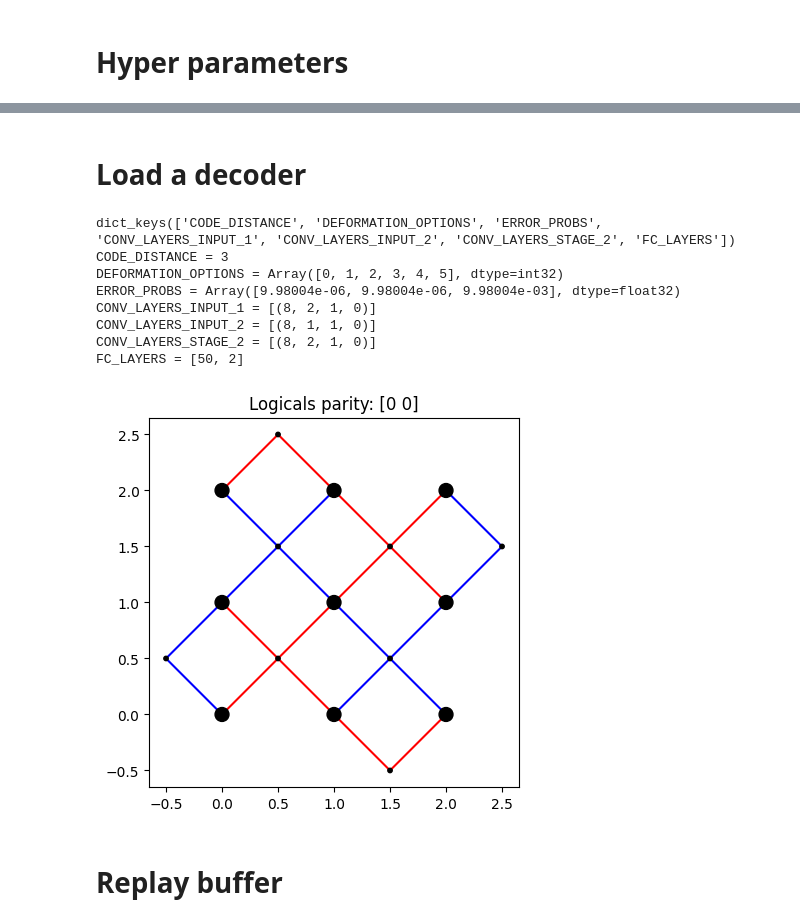
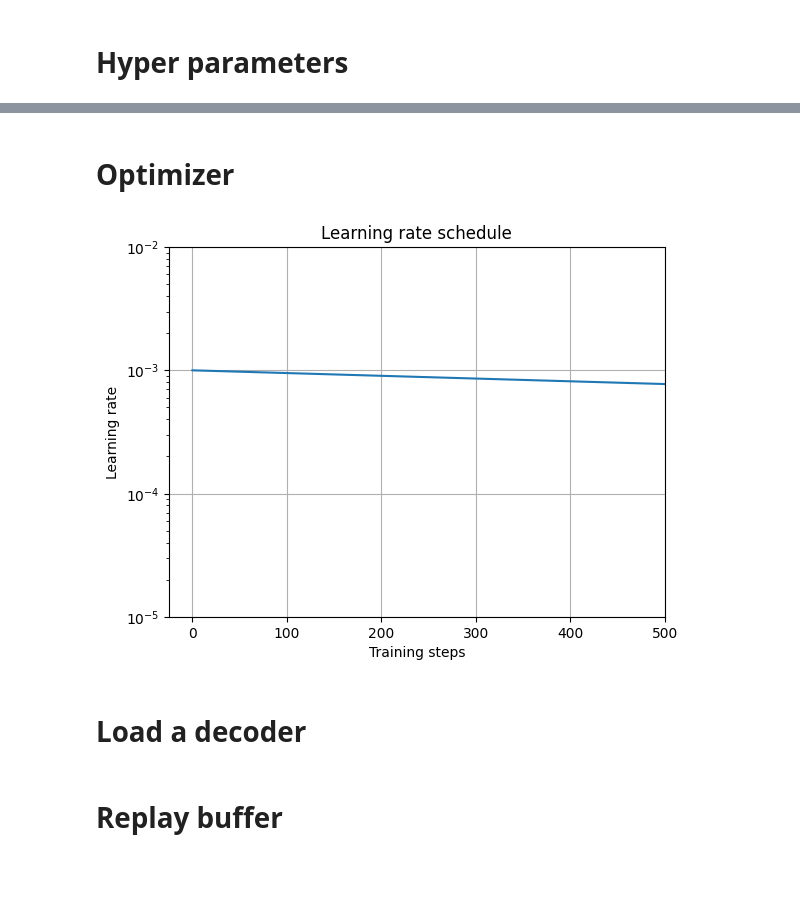
Before and after one commit to JuliusRye/QEC, a Jupyter notebook: Modules/reinforcement_learning_deformation_search.ipynb, the cells around one changed output, grey strips where cells are left out. Cells and saved outputs as stored; diff of their text form; code cells hidden in the pictures; blank space fills up the shorter version.

```diff
--- a/Modules/reinforcement_learning_deformation_search.ipynb
+++ b/Modules/reinforcement_learning_deformation_search.ipynb
@@ -41,41 +63,29 @@ ESTIMATION_SHOTS = 500_000
+# %% [markdown]
+# Optimizer
+# %%
+learning_rate = optax.warmup_exponential_decay_schedule(
+    init_value=INIT_LEARNING_RATE,
+    peak_value=LEARNING_RATE,
+    warmup_steps=WARMUP_STEPS,
+    transition_steps=TRANSITION_STEP,
+    decay_rate=DECAY_RATE
+)
+
+step = jnp.linspace(0, TRAINING_BATCHES, 1000)
+
+plt.figure()
+plt.plot(step, learning_rate(step))
+plt.yscale('log')
+plt.title("Learning rate schedule")
+plt.xlabel("Training steps")
+plt.ylabel("Learning rate")
+plt.grid()
+plt.xlim(xmax=TRAINING_BATCHES)
+plt.ylim(1E-5, 1E-2)
+plt.show()
+
+optimizer = optax.adam(learning_rate)
+# %% [output]
+[figure, added]
 # %% [markdown]
 # Load a decoder
-# %%
-settings, decoder_params = load_params("data/general_distance3_decoder.json")
-print(settings.keys())
-
-CODE_DISTANCE = settings["CODE_DISTANCE"]
-print(f"{CODE_DISTANCE = }")
-
-DEFORMATION_OPTIONS = settings["DEFORMATION_OPTIONS"]
-print(f"{DEFORMATION_OPTIONS = }")
-
-ERROR_PROBS = settings["ERROR_PROBS"]
-print(f"{ERROR_PROBS = }")
-
-CONV_LAYERS_INPUT_1 = [tuple(int(v) for v in elm) for elm in settings["CONV_LAYERS_INPUT_1"]]
-print(f"{CONV_LAYERS_INPUT_1 = }")
-
-CONV_LAYERS_INPUT_2 = [tuple(int(v) for v in elm) for elm in settings["CONV_LAYERS_INPUT_2"]]
-print(f"{CONV_LAYERS_INPUT_2 = }")
-
-CONV_LAYERS_STAGE_2 = [tuple(int(v) for v in elm) for elm in settings["CONV_LAYERS_STAGE_2"]]
-print(f"{CONV_LAYERS_STAGE_2 = }")
-
-FC_LAYERS = settings["FC_LAYERS"].tolist()
-print(f"{FC_LAYERS = }")
-# %% [output]
-dict_keys(['CODE_DISTANCE', 'DEFORMATION_OPTIONS', 'ERROR_PROBS', 'CONV_LAYERS_INPUT_1', 'CONV_LAYERS_INPUT_2', 'CONV_LAYERS_STAGE_2', 'FC_LAYERS'])
-CODE_DISTANCE = 3
-DEFORMATION_OPTIONS = Array([0, 1, 2, 3, 4, 5], dtype=int32)
-ERROR_PROBS = Array([9.98004e-06, 9.98004e-06, 9.98004e-03], dtype=float32)
-CONV_LAYERS_INPUT_1 = [(8, 2, 1, 0)]
-CONV_LAYERS_INPUT_2 = [(8, 1, 1, 0)]
-CONV_LAYERS_STAGE_2 = [(8, 2, 1, 0)]
-FC_LAYERS = [50, 2]
-# %%
-code = SurfaceCode(CODE_DISTANCE)
-parity_info = code.deformation_parity_info(jnp.zeros(CODE_DISTANCE**2, dtype=jnp.int32))
-code.show(parity_info)
-# %% [output]
-[figure, removed]
```
Also changed, not shown: parts of 18 cells of this notebook, 11 other files.
